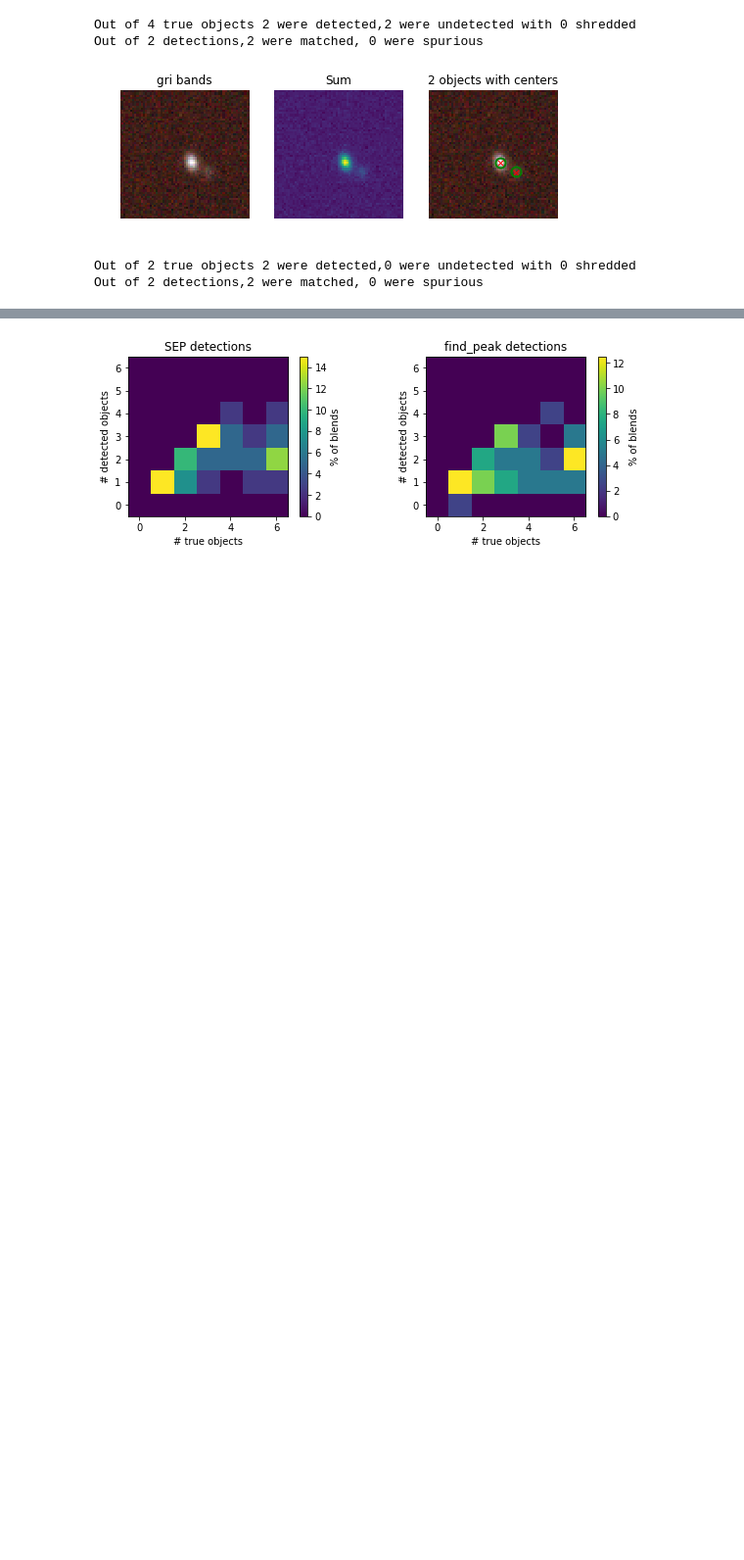
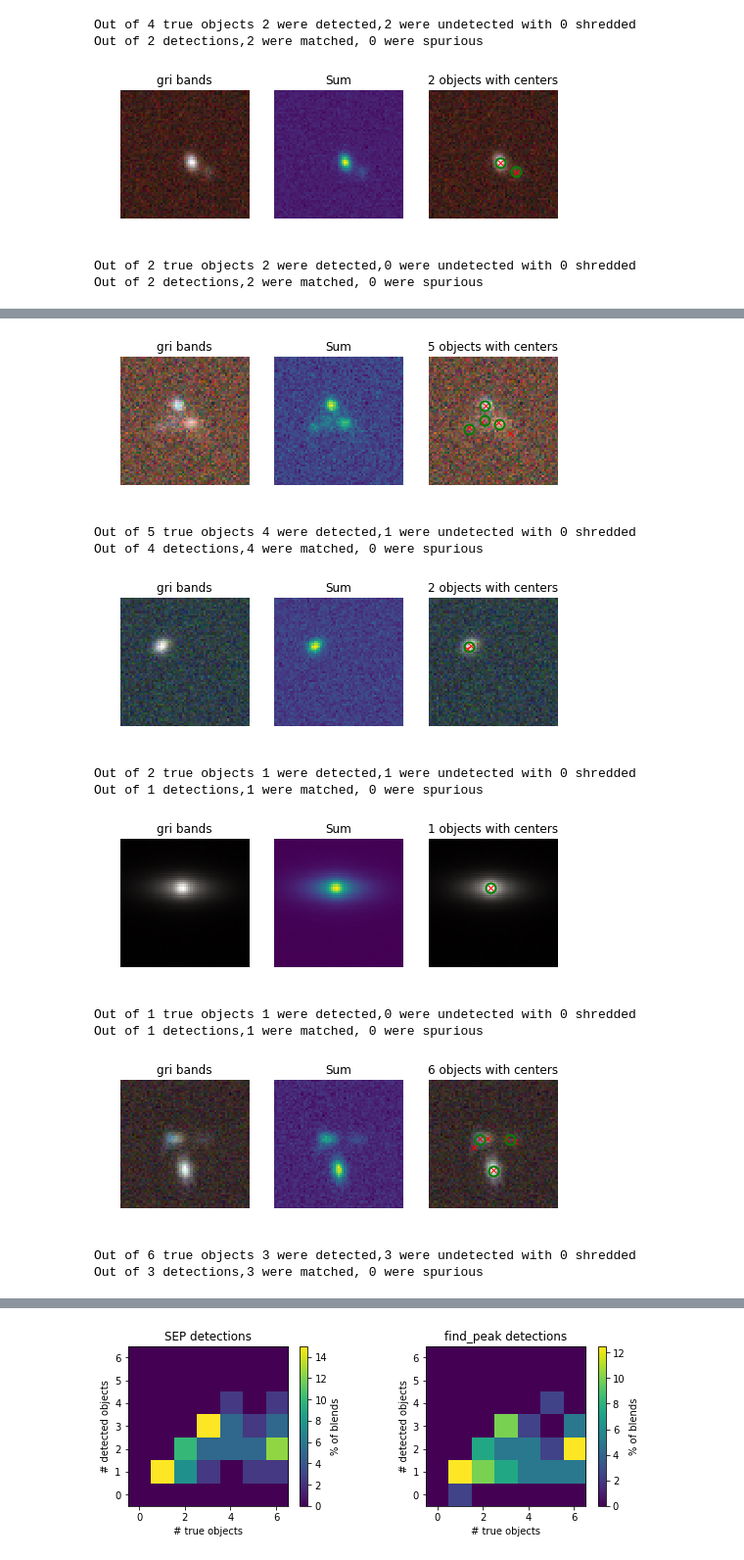
Before and after one commit to LSSTDESC/BlendingToolKit, a Jupyter notebook: notebooks/detection_metrics.ipynb, the cells around one changed output, grey strips where cells are left out. Shown at 98% size. Saved outputs shown, nothing was run; the diff lists cells and outputs as text; code cells hidden in the pictures; blank space fills up the shorter version.

```diff
--- a/notebooks/detection_metrics.ipynb
+++ b/notebooks/detection_metrics.ipynb
@@ -284,0 +328,48 @@ plot_metrics_summary(det_summary, num)
+# %%
+output, _, cat=next(meas_generator)
+blend_list = output['blend_list']
+for i in range(len(blend_list)):
+    blend_images = output['blend_images'][i:i+1]
+    detected_centers = np.stack([cat[i]['base_NaiveCentroid_x'], cat[i]['base_NaiveCentroid_y']], axis=1)
+    true_centers = np.stack([blend_list[i]['dx'], blend_list[i]['dy']]).T
+    det, undet, spur = btk.compute_metrics.evaluate_detection(
+        detected_centers, true_centers)
+    print("Out of %i galaxies: %i detected, %i undetected, & %i  spurious detections"%(len(true_centers), det, undet, spur))
+    plot_blends(blend_images, blend_list[i: i+1], [detected_centers],limits=(30,90))
+# %%
+meas_param = btk.utils.Stack_params()
+meas_generator, param = get_meas_generator(meas_param)
+metric_param = Stack_metric_params(meas_generator=meas_generator, param=param)
+results = btk.compute_metrics.run(metric_param, test_size=1)
+true_p, detected_p, blend_list_p = results['detection']
+
+meas_param = btk.utils.Stack_params()
+meas_generator, param = get_meas_generator(meas_param)
+output, _, cat = next(meas_generator)
+blend_list = output['blend_list']
+figs = []
+count = 0
+for i in range(len(blend_list)):
+    blend_images = output['blend_images'][i:i+1]
+    detected_centers = np.stack([cat[i]['base_NaiveCentroid_x'], cat[i]['base_NaiveCentroid_y']], axis=1)
+    true_centers = np.stack([blend_list[i]['dx'], blend_list[i]['dy']]).T
+    plot_blends(blend_images, blend_list[i: i+1], [detected_centers],limits=(30,90))
+    num, det, undet, spur, shred = blend_list_p[i]
+    print(f"Out of {num} true objects {det} were detected,"
+          f"{undet} were undetected with {shred} shredded")
+    blend_detected = detected_p[detected_p['blend_index']==i]
+    print(f"Out of {len(blend_detected)} detections,"
+          f"{len(blend_detected[blend_detected['match_id']!=-1])} were matched, {spur} were spurious")
+# %% [output]
+[figure, added]
+Out of 5 true objects 4 were detected,1 were undetected with 0 shredded
+Out of 4 detections,4 were matched, 0 were spurious
+[figure, added]
+Out of 2 true objects 1 were detected,1 were undetected with 0 shredded
+Out of 1 detections,1 were matched, 0 were spurious
+[figure, added]
+Out of 1 true objects 1 were detected,0 were undetected with 0 shredded
+Out of 1 detections,1 were matched, 0 were spurious
+[figure, added]
+Out of 6 true objects 3 were detected,3 were undetected with 0 shredded
+Out of 3 detections,3 were matched, 0 were spurious
```
Also changed, not shown: parts of 11 cells of this notebook, 1 other file.
